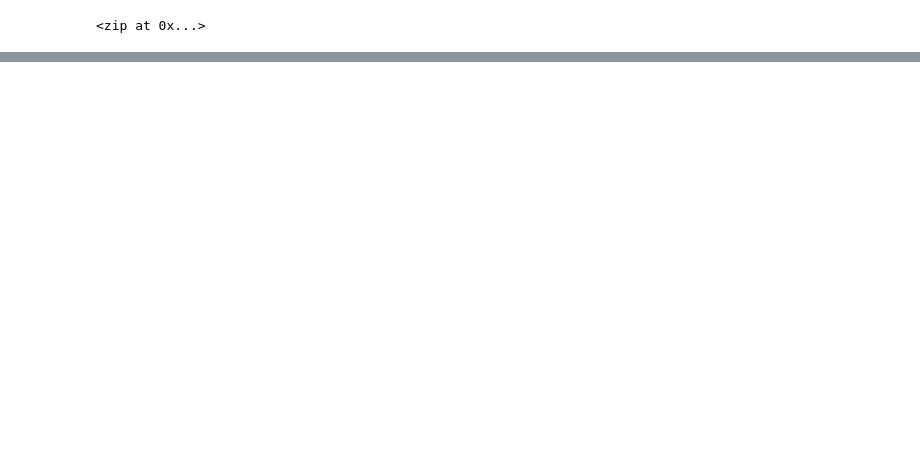
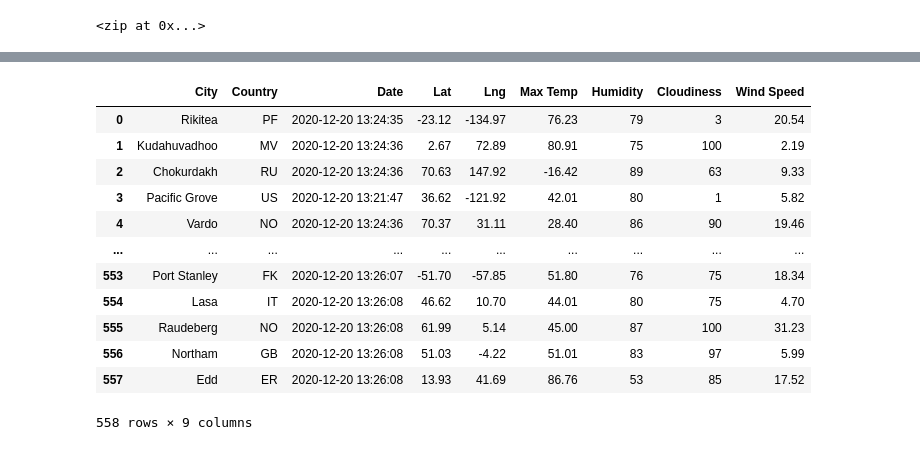
Before and after one commit to william-davis-04/World_Weather_Analysis, a Jupyter notebook: WeatherPy.ipynb, the cells around one changed output, grey strips where cells are left out. Saved outputs shown, nothing was run; the diff lists cells and outputs as text; code cells hidden in the pictures; blank space fills up the shorter version.

```diff
--- a/WeatherPy.ipynb
+++ b/WeatherPy.ipynb
@@ -32,0 +48,4 @@ len(cities)
+# %%
+# Starting URL for Weather Map API Call.
+url = "http://api.openweathermap.org/data/2.5/weather?units=Imperial&APPID=" + weather_api_key
+print(url)
@@ -32,0 +54,10 @@ len(cities)
+# %%
+# Loop through all the cities in our list.
+for i in range(len(cities)):
+
+    # Group cities in sets of 50 for logging purposes.
+    if (i % 50 == 0 and i >= 50):
+        set_count += 1
+        record_count = 1
+    # Create endpoint URL with each city.
+    city_url = url + "&q=" + "i"
@@ -32,0 +132,4 @@ len(cities)
+# %%
+# Convert the array of dictionaries to a Pandas DataFrame.
+city_data_df = pd.DataFrame(city_data)
+city_data_df.head(10)
@@ -32,0 +148,19 @@ len(cities)
+# %%
+new_column_order = ["City", "Country", "Date", "Lat", "Lng", "Max Temp", "Humidity", "Cloudiness", "Wind Speed"]
+city_data_df = city_data_df[new_column_order]
+# %%
+city_data_df
+# %% [output]
+|  | City | Country | Date | Lat | Lng | Max Temp | Humidity | Cloudiness | Wind Speed |
+| 0 | Rikitea | PF | 2020-12-20 13:24:35 | -23.12 | -134.97 | 76.23 | 79 | 3 | 20.54 |
+| 1 | Kudahuvadhoo | MV | 2020-12-20 13:24:36 | 2.67 | 72.89 | 80.91 | 75 | 100 | 2.19 |
+| 2 | Chokurdakh | RU | 2020-12-20 13:24:36 | 70.63 | 147.92 | -16.42 | 89 | 63 | 9.33 |
+| 3 | Pacific Grove | US | 2020-12-20 13:21:47 | 36.62 | -121.92 | 42.01 | 80 | 1 | 5.82 |
+| 4 | Vardo | NO | 2020-12-20 13:24:36 | 70.37 | 31.11 | 28.40 | 86 | 90 | 19.46 |
+| ... | ... | ... | ... | ... | ... | ... | ... | ... | ... |
+| 553 | Port Stanley | FK | 2020-12-20 13:26:07 | -51.70 | -57.85 | 51.80 | 76 | 75 | 18.34 |
+| 554 | Lasa | IT | 2020-12-20 13:26:08 | 46.62 | 10.70 | 44.01 | 80 | 75 | 4.70 |
+| 555 | Raudeberg | NO | 2020-12-20 13:26:08 | 61.99 | 5.14 | 45.00 | 87 | 100 | 31.23 |
+| 556 | Northam | GB | 2020-12-20 13:26:08 | 51.03 | -4.22 | 51.01 | 83 | 97 | 5.99 |
+| 557 | Edd | ER | 2020-12-20 13:26:08 | 13.93 | 41.69 | 86.76 | 53 | 85 | 17.52 |
+558 rows × 9 columns
```
Also changed, not shown: parts of 8 cells of this notebook, 2 other files.
